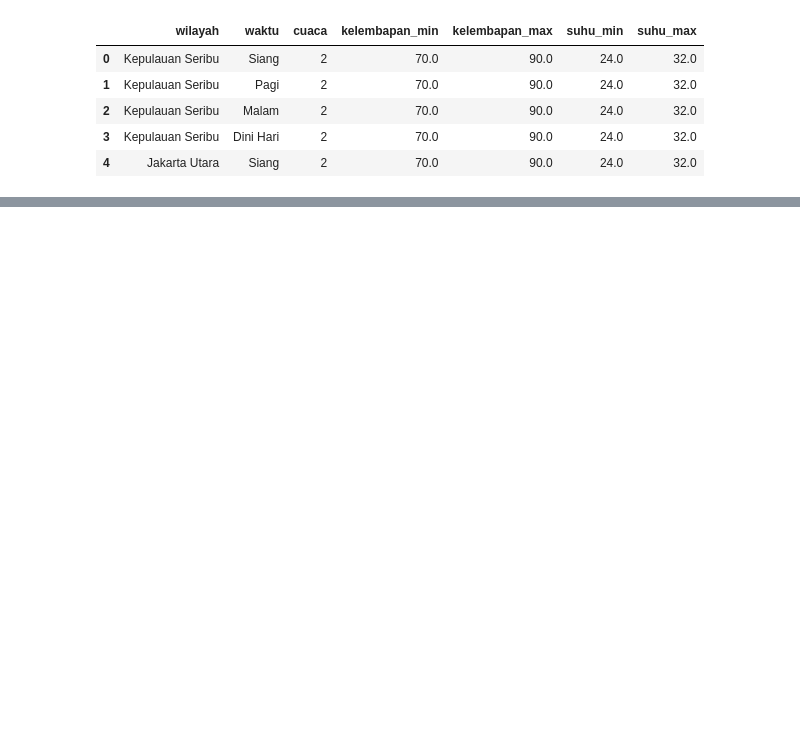
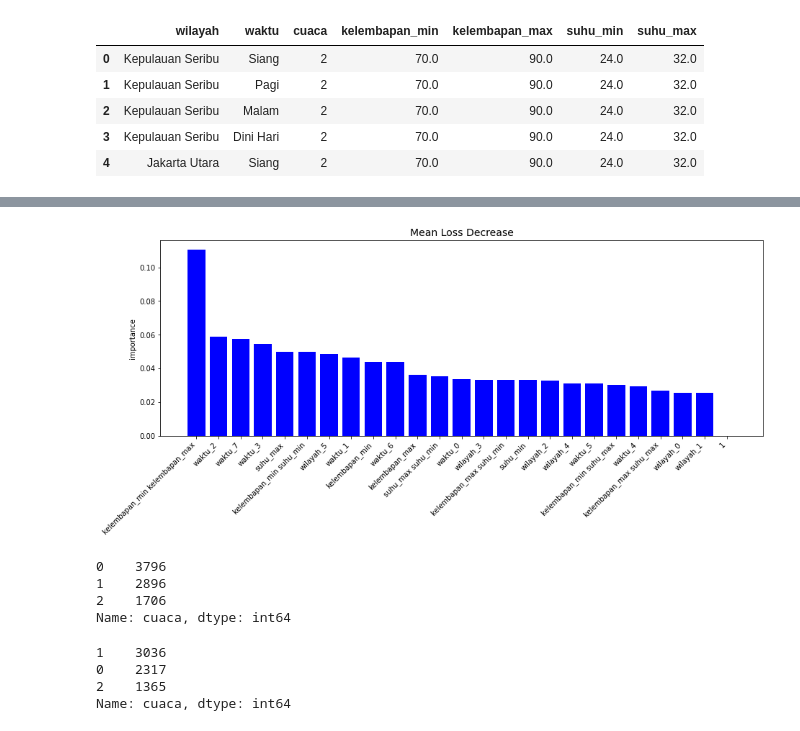
Before and after one commit to FransiscoReadyPermana/Weather-Prediction, a Jupyter notebook: Jakarta/test.ipynb, the cells around one changed output, grey strips where cells are left out. Saved outputs shown, nothing was run; the diff lists cells and outputs as text; code cells hidden in the pictures; blank space fills up the shorter version.

Commit message:
trying something without pipeline

```diff
--- a/Jakarta/test.ipynb
+++ b/Jakarta/test.ipynb
@@ -815,3 +814,33 @@ df.head()
 | 2 | Kepulauan Seribu | Malam | 2 | 70.0 | 90.0 | 24.0 | 32.0 |
 | 3 | Kepulauan Seribu | Dini Hari | 2 | 70.0 | 90.0 | 24.0 | 32.0 |
 | 4 | Jakarta Utara | Siang | 2 | 70.0 | 90.0 | 24.0 | 32.0 |
+# %%
+preprocessor = ColumnTransformer([
+    ('numeric', num_pipe(poly=2), ["kelembapan_min", "kelembapan_max", "suhu_max", "suhu_min"]),
+    ('categoric', cat_pipe(encoder='onehot'), ["wilayah","waktu"]),
+])
+
+from xgboost import XGBClassifier
+pipeline = Pipeline([
+    ('prep', preprocessor),
+    ('algo', XGBClassifier(n_jobs=-1, random_state=42))
+])
+
+from sklearn.model_selection import RandomizedSearchCV
+from jcopml.tuning import random_search_params as rsp
+
+model = RandomizedSearchCV(pipeline, rsp.xgb_poly_params, cv=3, n_iter=500, n_jobs=-1, verbose=1, random_state=42)
+model.fit(X_train, y_train)
+
+print(model.best_params_)
+print(model.score(X_train, y_train), model.best_score_, model.score(X_test, y_test))
+
+y_pred = model.predict(X_test)
+y_pred_Train = model.predict(X_train)
+
+from sklearn.metrics import confusion_matrix, classification_report
+print(confusion_matrix(y_test, y_pred))
+print("\n")
+print(classification_report(y_train, y_pred_Train))
+print("\n")
+print(classification_report(y_test, y_pred))
@@ -817,0 +868,18 @@ df.head()
+# %%
+df_imp = mean_loss_decrease(X_train, model, plot=True)
+# %% [output]
+[figure, added]
+# %%
+df.cuaca.value_counts()
+# %% [output]
+0    3796
+1    2896
+2    1706
+Name: cuaca, dtype: int64
+# %%
+y_train.value_counts()
+# %% [output]
+1    3036
+0    2317
+2    1365
+Name: cuaca, dtype: int64
```
Also changed, not shown: parts of 4 cells of this notebook, 3 other files.
